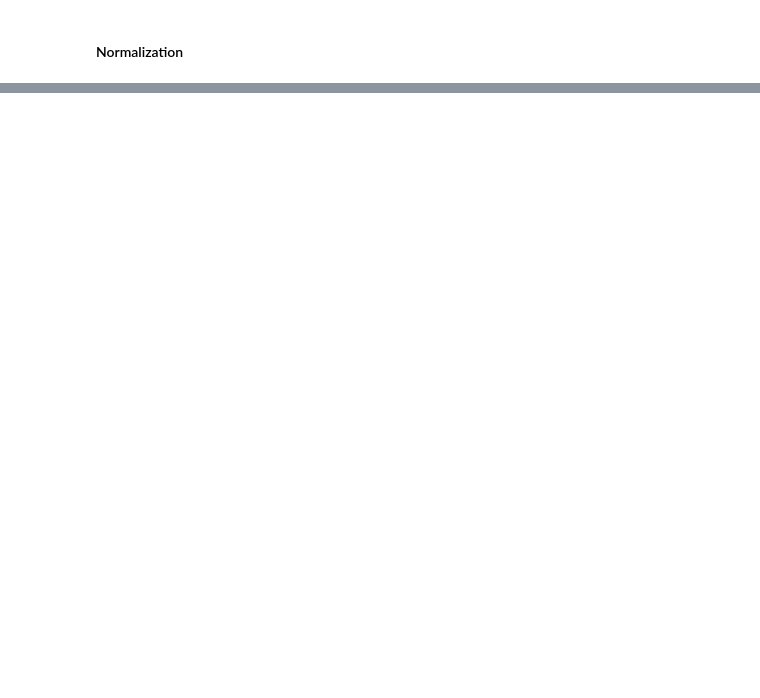
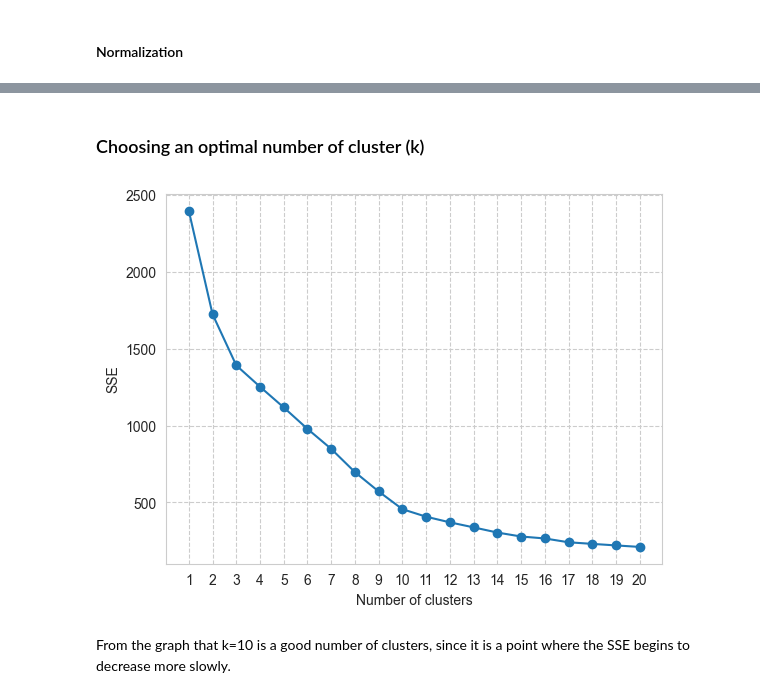
Before and after one commit to GarterPoom/Comparison-and-Implementation-of-Insurance-Customer-Predictive-Models, a Jupyter notebook: Models Implementation.ipynb, the cells around one changed output, grey strips where cells are left out. Saved outputs shown, nothing was run; the diff lists cells and outputs as text; code cells hidden in the pictures; blank space fills up the shorter version.

Commit message:
Choosing an optimal number of cluster

```diff
--- a/Models Implementation.ipynb
+++ b/Models Implementation.ipynb
@@ -178,3 +178,31 @@ X.head()
 | 2 | 0.217391 | 0.458434 | 0.6 | 0.053115 | 0.0 | 1.0 | 1.0 | 0.0 | 0.0 | ... |
 | 3 | 0.326087 | 0.181464 | 0.0 | 0.333010 | 0.0 | 1.0 | 1.0 | 0.0 | 0.0 | ... |
 | 4 | 0.304348 | 0.347592 | 0.0 | 0.043816 | 0.0 | 1.0 | 1.0 | 0.0 | 0.0 | ... |
+# %% [markdown]
+### Choosing an optimal number of cluster (k)
+# %%
+# Create a list to store the SSE values for each number of clusters
+from sklearn.cluster import KMeans
+sse = []
+
+# Loop through a range of possible numbers of clusters
+for k in range(1, 21):
+    # Create a DBSCAN model with the current number of clusters
+    kmeans = KMeans(n_clusters=k)
+
+    # Fit the model to the data and predict the labels
+    labels = kmeans.fit_predict(X)
+
+    # Calculate the SSE for the current number of clusters
+    sse.append(kmeans.inertia_)
+
+# Plot the SSE values to determine the optimal number of clusters
+plt.plot(range(1, 21), sse, '-o')
+plt.xlabel('Number of clusters')
+plt.ylabel('SSE')
+plt.xticks(range(1, 21))
+plt.show()
+# %% [output]
+[figure, added]
+# %% [markdown]
+From the graph that k=10 is a good number of clusters, since it is a point where the SSE begins to decrease more slowly.
```
